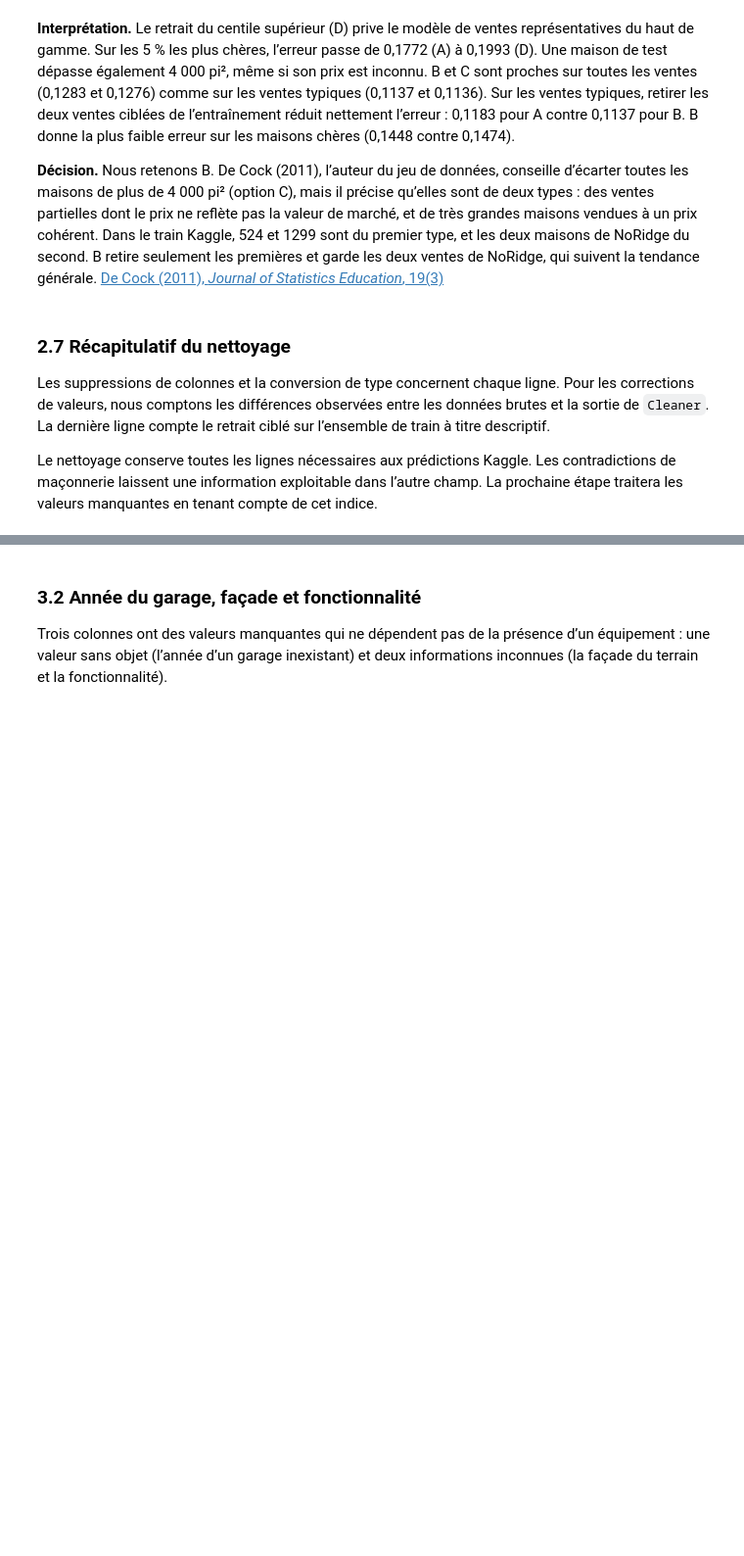
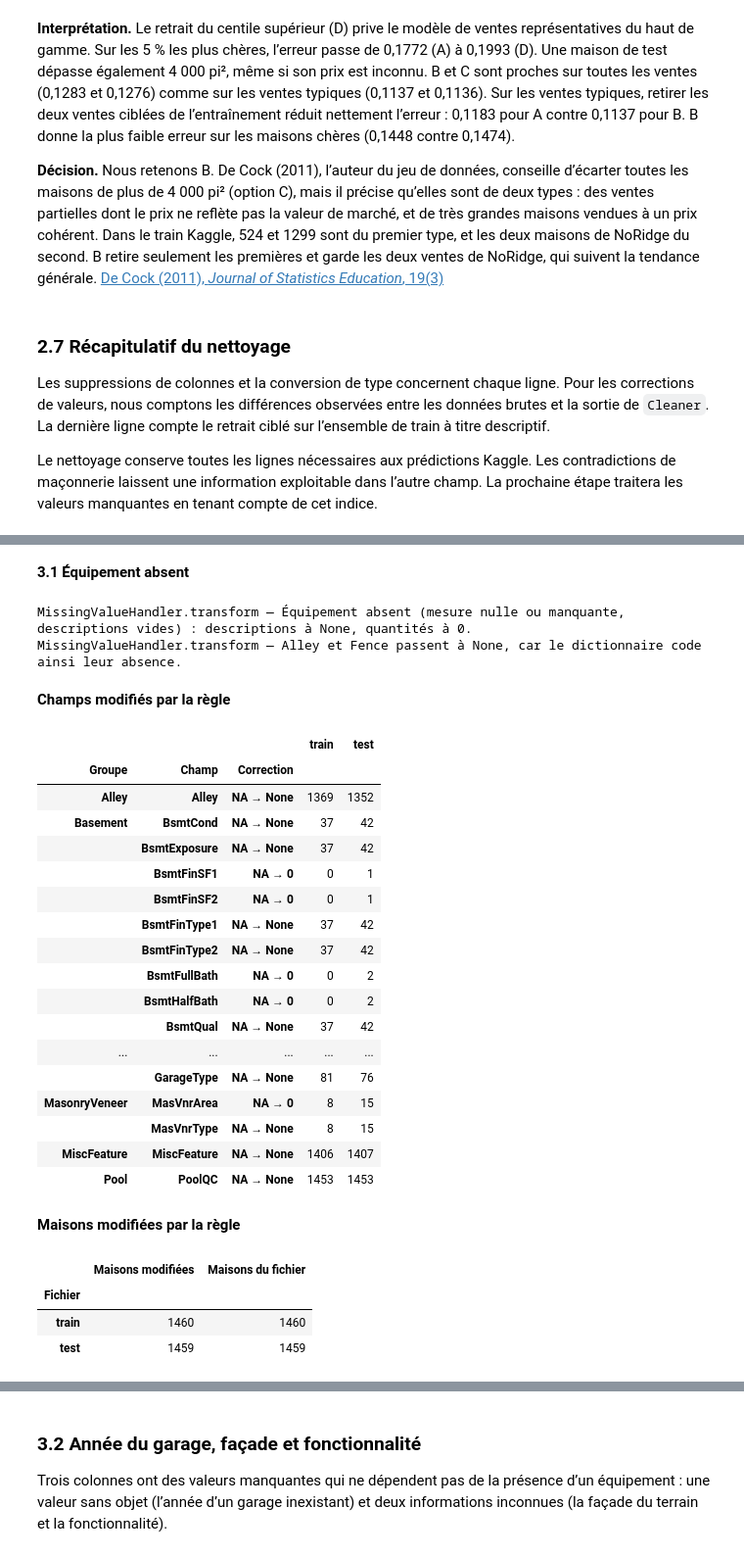
Before and after one commit to JulienDes/MAP6014---Travail-Final, a Jupyter notebook: notebooks/04_pretraitement.ipynb, the cells around one changed output, grey strips where cells are left out. Shown at 98% size. Cells and saved outputs as stored; diff of their text form; code cells hidden in the pictures; blank space fills up the shorter version.

```diff
--- a/notebooks/04_pretraitement.ipynb
+++ b/notebooks/04_pretraitement.ipynb
@@ -461,15 +620,48 @@ filled_fields = pd.DataFrame(rows, columns=["Cas", "Fichier", "Id", "Groupe", "C
 # %%
 # ──────────────────────────────────────────────────────────────────────
 # 3.1 Équipement absent
 # ──────────────────────────────────────────────────────────────────────
 show_title("3.1 Équipement absent")
-absent = filled_fields[filled_fields["Cas"].eq(case_names["R1"])]
-kind = np.where(absent["Valeur imputée"].eq("None"), "Description → None", "Quantité → 0")
-display(absent.assign(Traitement=kind)
-        .groupby(["Groupe", "Traitement", "Fichier"])["Id"].nunique()
-        .unstack("Fichier", fill_value=0).rename_axis(columns=None))
-display(before[NO_MEASURE_ABSENCE].isna().groupby(level="Fichier").sum().T
-        .rename_axis("NA → None, sans mesure"))
+rule_doc("Équipement absent", MissingValueHandler.transform)
+rule_doc("Alley et Fence", MissingValueHandler.transform)
+absent = filled_fields[filled_fields["Cas"].eq(case_names["R1"])].copy()
+absent["Correction"] = np.where(absent["Valeur imputée"].eq("None"), "NA → None", "NA → 0")
+show_title("Champs modifiés par la règle")
+display(absent.groupby(["Groupe", "Champ", "Correction", "Fichier"]).size()
+        .unstack("Fichier", fill_value=0)[["train", "test"]].rename_axis(columns=None))
+show_title("Maisons modifiées par la règle")
+display(pd.DataFrame({
+    "Maisons modifiées": absent.groupby("Fichier")["Id"].nunique(),
+    "Maisons du fichier": before.groupby(level="Fichier").size(),
+}).loc[["train", "test"]])
+# %% [output]
+**3.1 Équipement absent**
+MissingValueHandler.transform — Équipement absent (mesure nulle ou manquante, descriptions vides) : descriptions à None, quantités à 0.
+MissingValueHandler.transform — Alley et Fence passent à None, car le dictionnaire code ainsi leur absence.
+**Champs modifiés par la règle**
+|  |  |  | train | test |
+| Groupe | Champ | Correction |  |  |
+| Alley | Alley | NA → None | 1369 | 1352 |
+| Basement | BsmtCond | NA → None | 37 | 42 |
+|  | BsmtExposure | NA → None | 37 | 42 |
+|  | BsmtFinSF1 | NA → 0 | 0 | 1 |
+|  | BsmtFinSF2 | NA → 0 | 0 | 1 |
+|  | BsmtFinType1 | NA → None | 37 | 42 |
+|  | BsmtFinType2 | NA → None | 37 | 42 |
+|  | BsmtFullBath | NA → 0 | 0 | 2 |
+|  | BsmtHalfBath | NA → 0 | 0 | 2 |
+|  | BsmtQual | NA → None | 37 | 42 |
+| ... | ... | ... | ... | ... |
+|  | GarageType | NA → None | 81 | 76 |
+| MasonryVeneer | MasVnrArea | NA → 0 | 8 | 15 |
+|  | MasVnrType | NA → None | 8 | 15 |
+| MiscFeature | MiscFeature | NA → None | 1406 | 1407 |
+| Pool | PoolQC | NA → None | 1453 | 1453 |
+**Maisons modifiées par la règle**
+|  | Maisons modifiées | Maisons du fichier |
+| Fichier |  |  |
+| train | 1460 | 1460 |
+| test | 1459 | 1459 |
 # %% [markdown]
 #### Cas 2 · Description manquante
 
```
Also changed, not shown: parts of 107 cells of this notebook, 8 other files.
